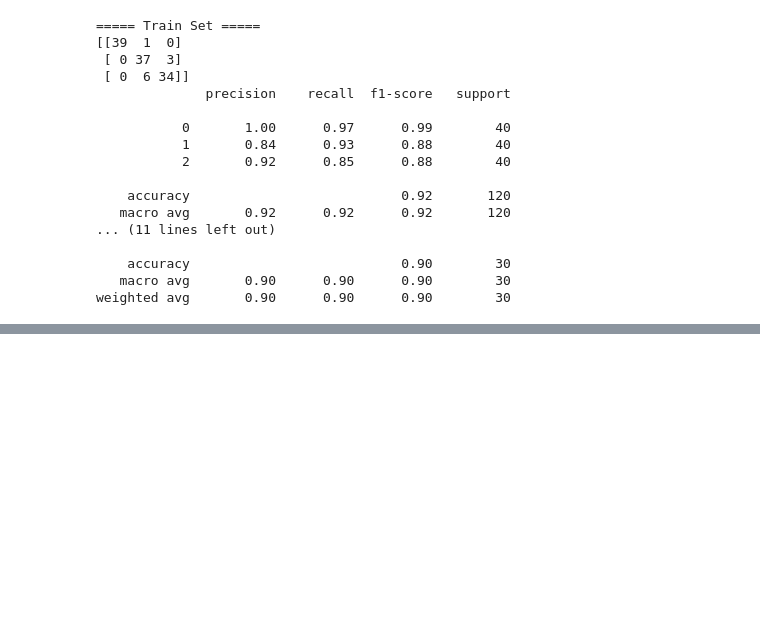
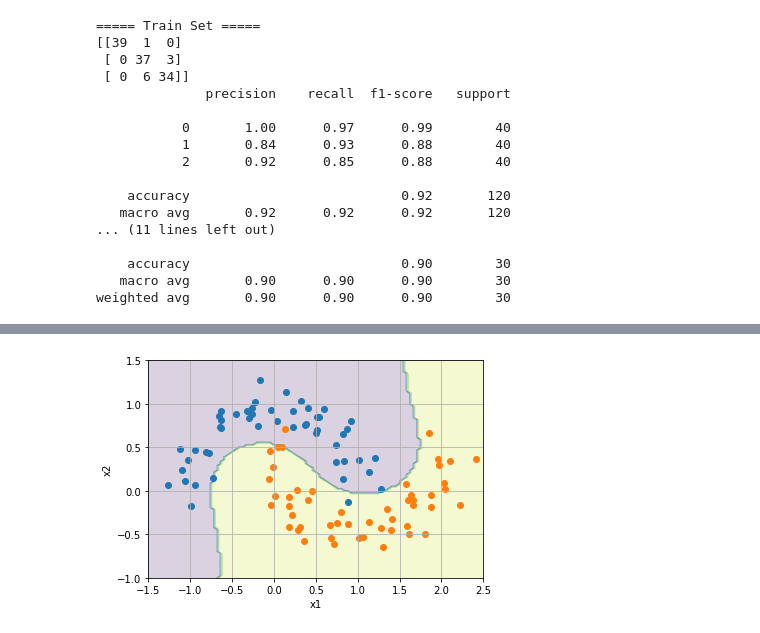
Before and after one commit to JakeOh/202007_itw_bd18, a Jupyter notebook: lab_ml/ml07_svm_classification.ipynb, the cells around one changed output, grey strips where cells are left out. Drawn from its saved outputs; the diff is of its cells as text; code cells hidden in the pictures; blank space fills up the shorter version.

```diff
--- a/lab_ml/ml07_svm_classification.ipynb
+++ b/lab_ml/ml07_svm_classification.ipynb
@@ -215,0 +257,8 @@ weighted avg       0.90      0.90      0.90        30
+# %%
+poly_lin_svm = Pipeline([
+        ('poly_features', PolynomialFeatures(degree=3)),
+        ('scaler', StandardScaler()),
+        ('clf', LinearSVC(random_state=42))
+])
+
+poly_lin_svm.fit(X, y)
@@ -215,0 +279,14 @@ weighted avg       0.90      0.90      0.90        30
+# %%
+def plot_predictions(classifier):
+    # 예측값들을 계산할 x1-x2 평면 상의 점들
+    x1 = np.linspace(start=-1.5, stop=2.5, num=100)  # (100,) 모양의 1d array
+    x2 = np.linspace(start=-1.0, stop=1.5, num=100)  # (100,) 모양의 1d array
+    X1, X2 = np.meshgrid(x1, x2)  # X1, X2는 (100, 100) 모양의 2d array
+    X_test = np.c_[X1.ravel(), X2.ravel()]  # (100*100, 2) 모양의 2d array -> 격자(grid)의 점들
+    y_pred = classifier.predict(X_test).reshape(X1.shape)
+    plt.contourf(X1, X2, y_pred, alpha=0.2)
+# %%
+plot_predictions(poly_lin_svm)
+plot_datasets(X, y)
+# %% [output]
+[figure, added]
```
Also changed, not shown: parts of 13 cells of this notebook.
